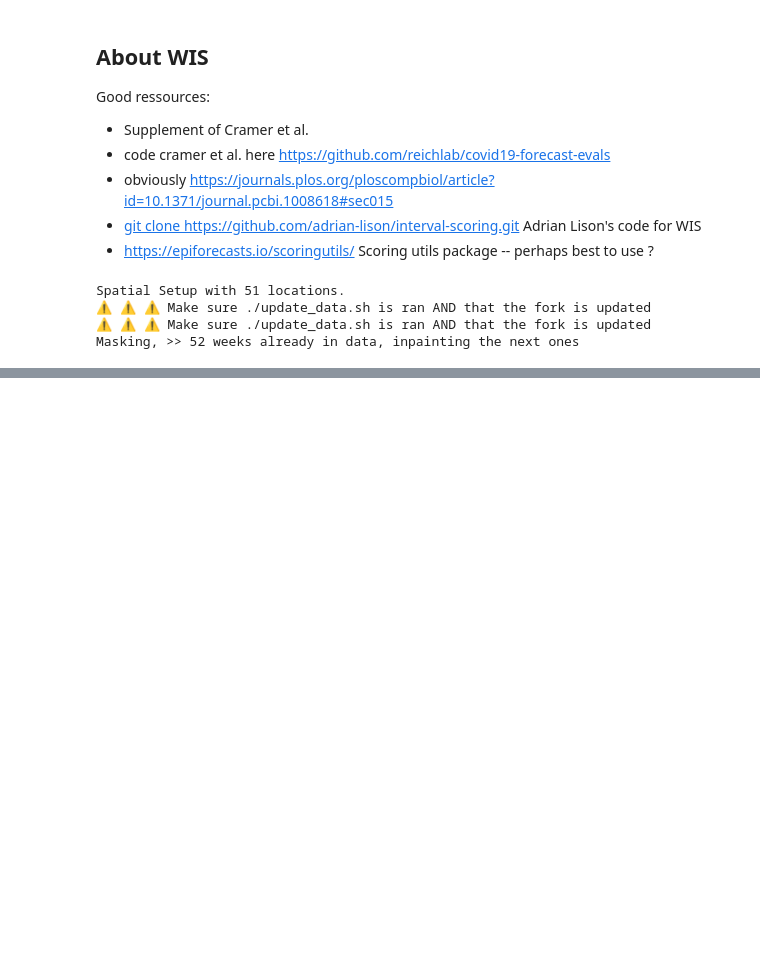
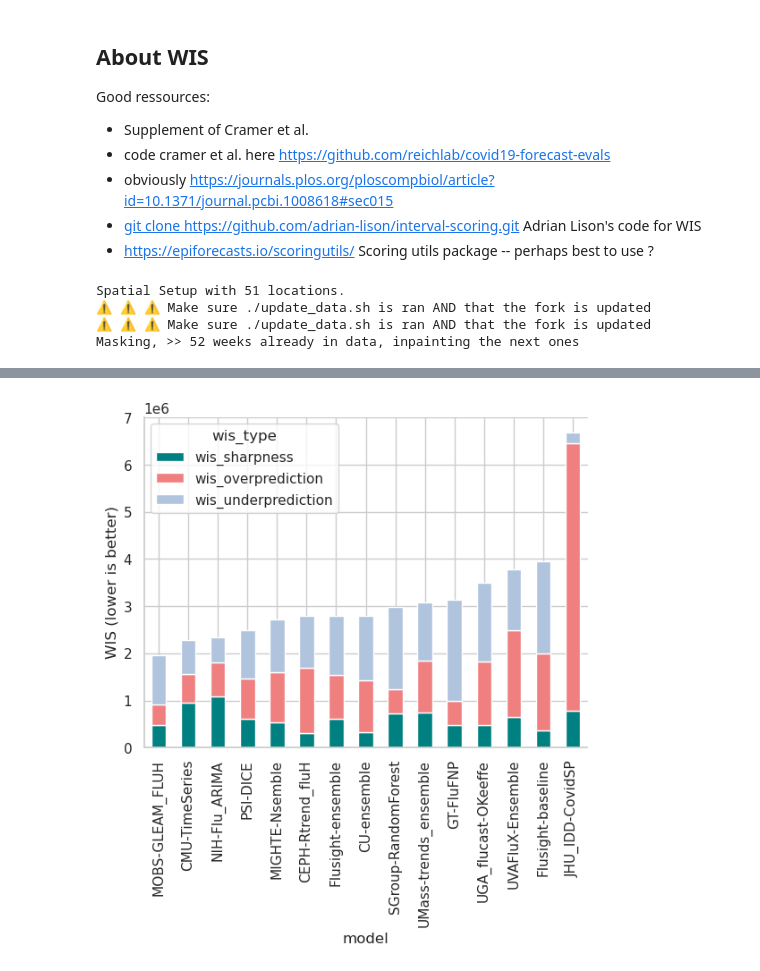
Before and after one commit to jcblemai/influpaint, a Jupyter notebook: evaluate.ipynb, the cells around one changed output, grey strips where cells are left out. Cells and saved outputs as stored; diff of their text form; code cells hidden in the pictures; blank space fills up the shorter version.

```diff
--- a/evaluate.ipynb
+++ b/evaluate.ipynb
@@ -389,3 +382,10 @@ sns.despine(left=True, bottom=True)
+# %%
+colors = ['teal', 'lightcoral', 'lightsteelblue']
+to_plot.drop(['wis_calibration', 'wis_total', 'color','index'], axis=1).set_index('model',drop=True)[['wis_sharpness','wis_overprediction','wis_underprediction']].plot(kind='bar', stacked=True, color=colors)
+plt.gca().set_ylabel("WIS (lower is better)")
+sns.despine(ax=plt.gca())
+# %% [output]
+[figure, added]
 # %%
 a = wis_total[["wis_total","model"]].groupby("model").sum().sort_values(by="wis_total")
 a
```
Also changed, not shown: parts of 5 cells of this notebook.
